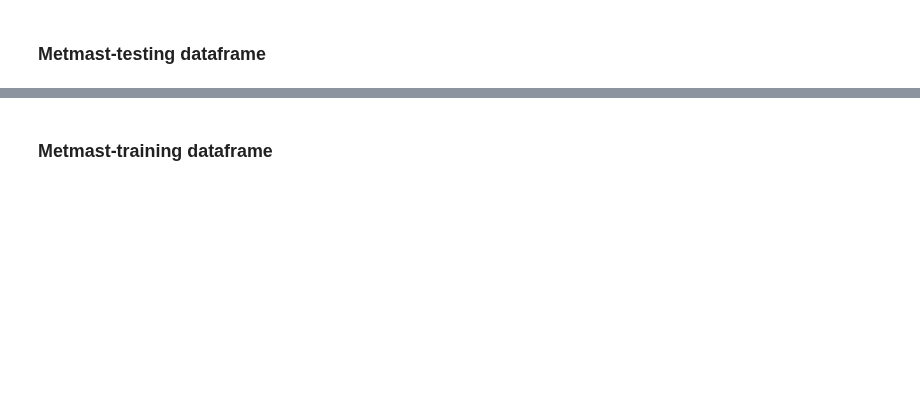
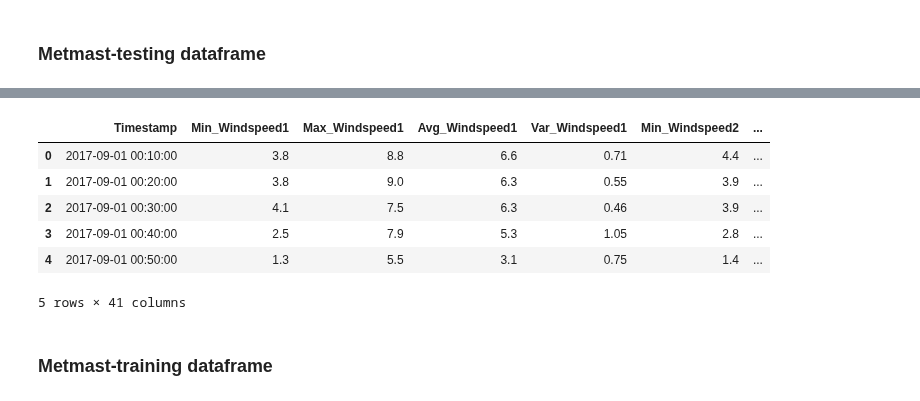
Before and after one commit to RicardoJPedro82/wmillfailprev, a Jupyter notebook: notebooks/Ricardo_exploration.ipynb, the cells around one changed output, grey strips where cells are left out. Saved outputs shown, nothing was run; the diff lists cells and outputs as text; code cells hidden in the pictures; blank space fills up the shorter version.

```diff
--- a/notebooks/Ricardo_exploration.ipynb
+++ b/notebooks/Ricardo_exploration.ipynb
@@ -148,9 +224,14 @@ metmast_testing_df.head()
-# %%
-metmast_testing_df['Timestamp'] = pd.to_datetime(metmast_testing_df['Timestamp'], unit='ns')
-# %%
-metmast_testing_df['Timestamp'] = metmast_testing_df['Timestamp'].dt.tz_localize(None)
 # %%
+metmast_testing_df = ft.transform_time(metmast_testing_df)
 metmast_testing_df.head()
+# %% [output]
+|  | Timestamp | Min_Windspeed1 | Max_Windspeed1 | Avg_Windspeed1 | Var_Windspeed1 | Min_Windspeed2 | ... |
+| 0 | 2017-09-01 00:10:00 | 3.8 | 8.8 | 6.6 | 0.71 | 4.4 | ... |
+| 1 | 2017-09-01 00:20:00 | 3.8 | 9.0 | 6.3 | 0.55 | 3.9 | ... |
+| 2 | 2017-09-01 00:30:00 | 4.1 | 7.5 | 6.3 | 0.46 | 3.9 | ... |
+| 3 | 2017-09-01 00:40:00 | 2.5 | 7.9 | 5.3 | 1.05 | 2.8 | ... |
+| 4 | 2017-09-01 00:50:00 | 1.3 | 5.5 | 3.1 | 0.75 | 1.4 | ... |
+5 rows × 41 columns
 # %%
 df_list[6] = logs_training_df
 # %% [markdown]
```
Also changed, not shown: parts of 76 cells of this notebook, 1 other file.
